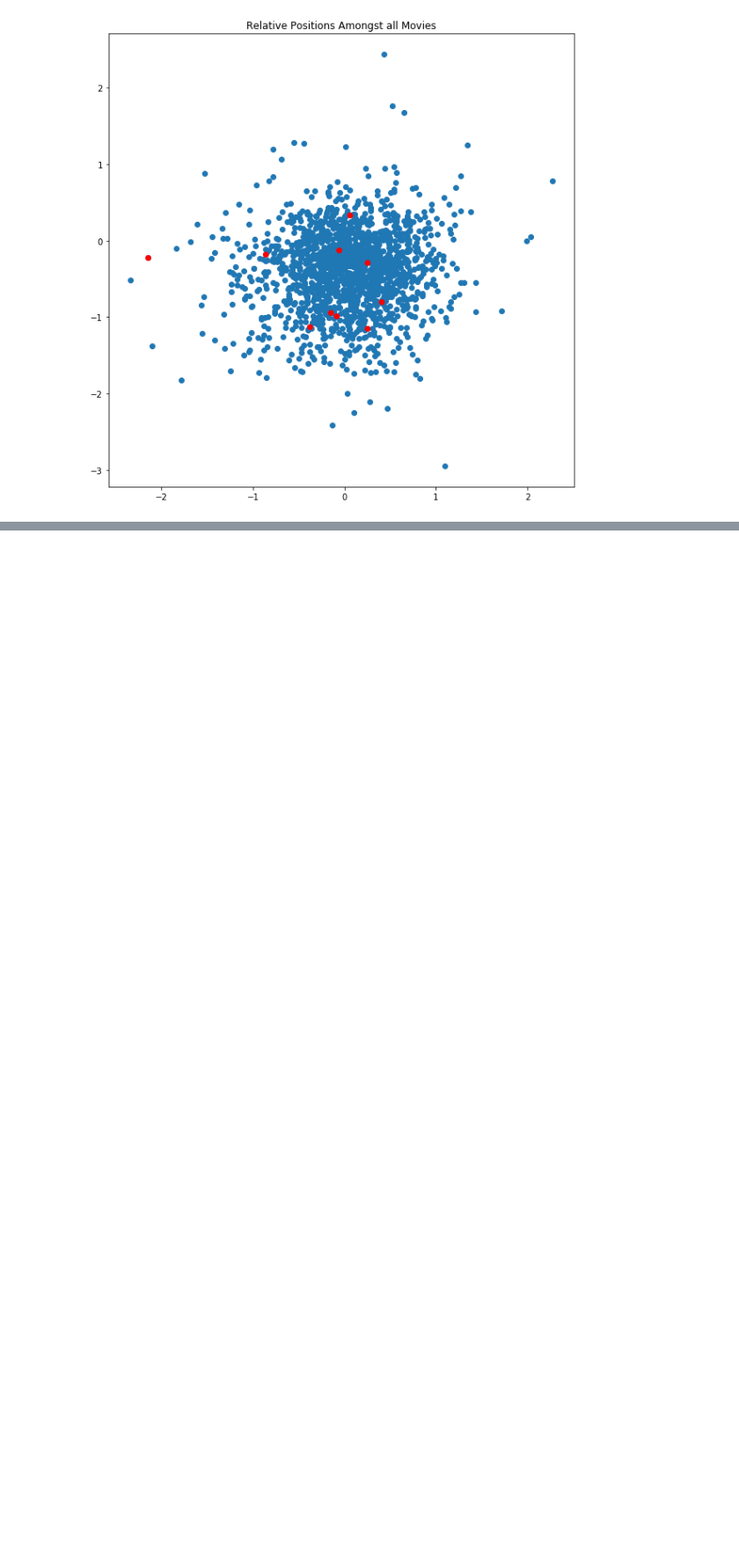
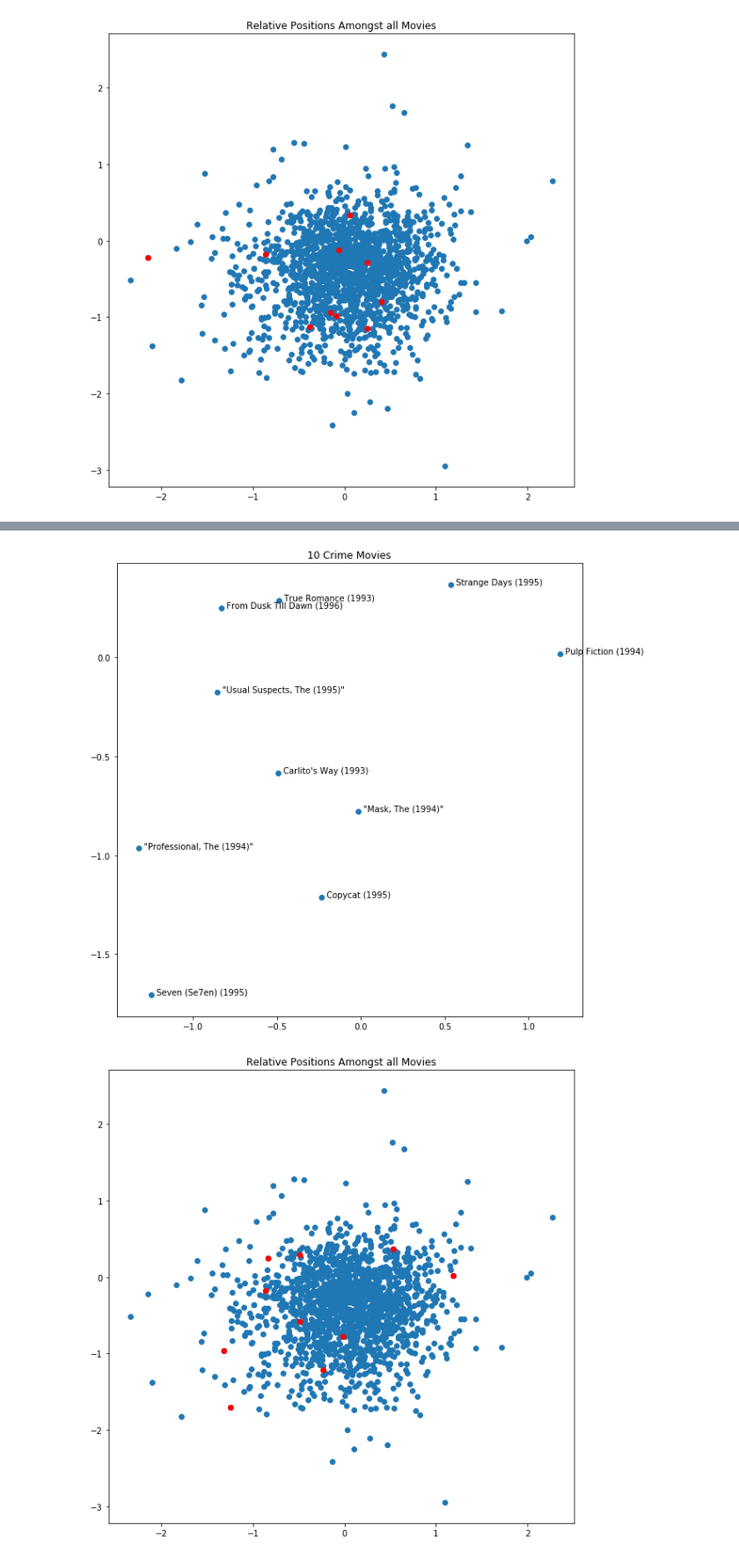
Before and after one commit to jwcomo66/miniproject2, a Jupyter notebook: MP2.ipynb, the cells around one changed output, grey strips where cells are left out. Shown at 88% size. Drawn from its saved outputs; the diff is of its cells as text; code cells hidden in the pictures; blank space fills up the shorter version.

```diff
--- a/MP2.ipynb
+++ b/MP2.ipynb
@@ -423,0 +372,22 @@ Text(0.5, 1.0, "Adventures, Children's, Crime Movies")
+# %%
+# Crime
+movie_ids = movie_ids3[:10]
+m3 = m3[:,:10]
+
+fig, ax1 = plt.subplots()
+plt.scatter(m3[0], m3[1])
+plt.title("10 Crime Movies")
+
+for i, movie_id in enumerate(movie_ids):
+    title = str(titles[int(movie_id) - 1][1])
+    ax1.annotate("  " + title, (m3[0][i], m3[1][i]))
+plt.show()
+
+#reltive pos
+plt.scatter(V_s[0], V_s[1])
+plt.scatter(m3[0], m3[1], color = "red")
+plt.title("Relative Positions Amongst all Movies")
+plt.show()
+# %% [output]
+[figure, added]
+[figure, added]
```
Also changed, not shown: parts of 4 cells of this notebook.
